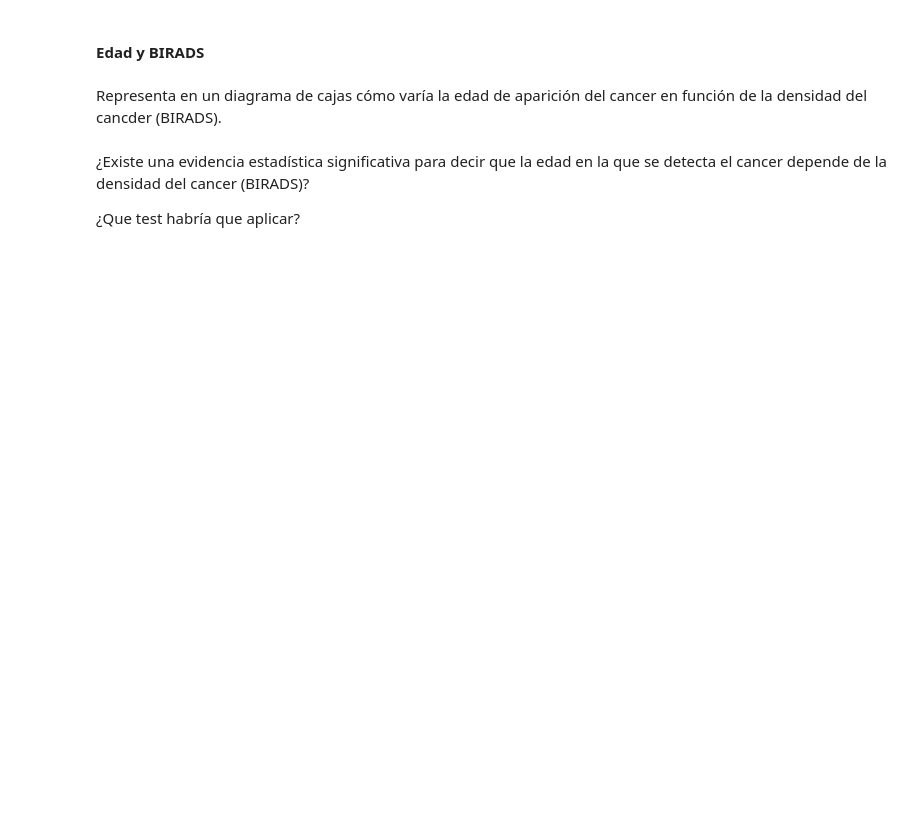
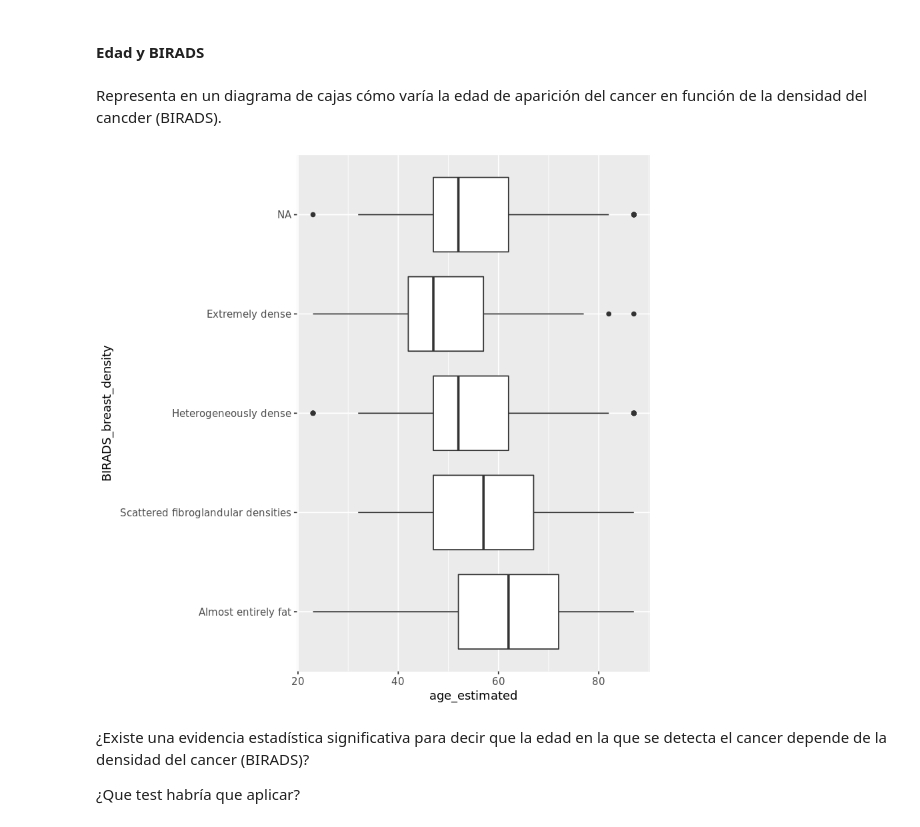
Before and after one commit to rhardjono/BootcampBDML, a Jupyter notebook: Modulo05 - Statistics/Practica2.ipynb, the cells around one changed output. Drawn from its saved outputs; the diff is of its cells as text; code cells hidden in the pictures; blank space fills up the shorter version.

```diff
--- a/Modulo05 - Statistics/Practica2.ipynb
+++ b/Modulo05 - Statistics/Practica2.ipynb
@@ -61,6 +188,11 @@ Dibuja la curva de densidad de probabilidad de cómo varía la edad de aparició
 #### Edad y BIRADS
 # %% [markdown]
 Representa en un diagrama de cajas cómo varía la edad de aparición del cancer en función de la densidad del cancder (BIRADS).
+# %%
+ggplot(data=bcsc, aes(x=BIRADS_breast_density,y=age_estimated)) + geom_boxplot() + coord_flip()
+#boxplot(data=bcsc, age_estimated~BIRADS_breast_density)
+# %% [output]
+[figure, added]
 # %% [markdown]
 ¿Existe una evidencia estadística significativa para decir que la edad en la que se detecta el cancer depende de la densidad del cancer (BIRADS)?
 
```
Also changed, not shown: parts of 41 cells of this notebook, 1 other file.
